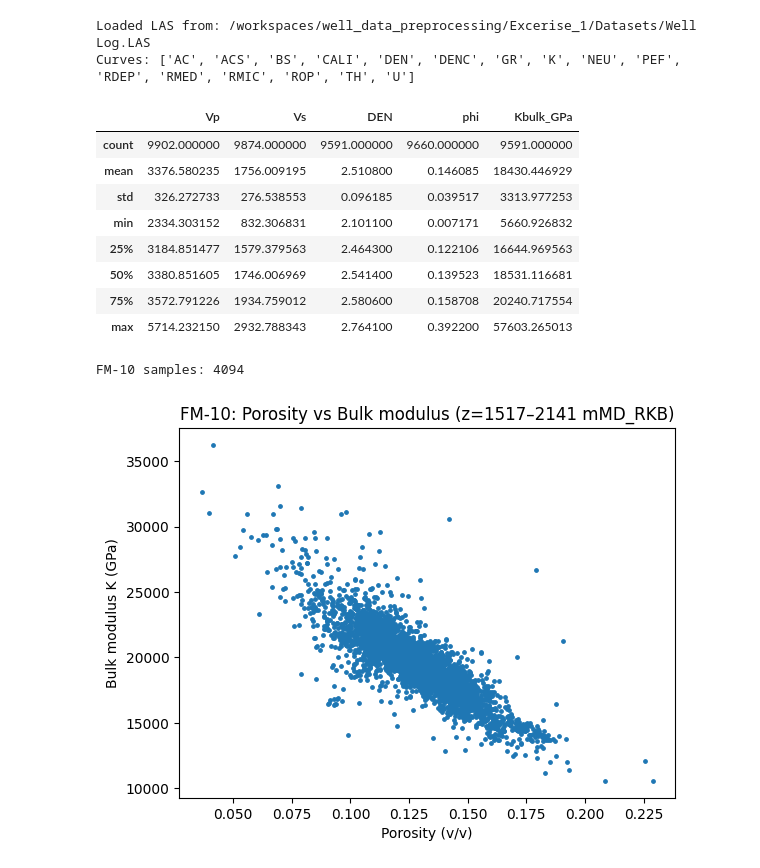
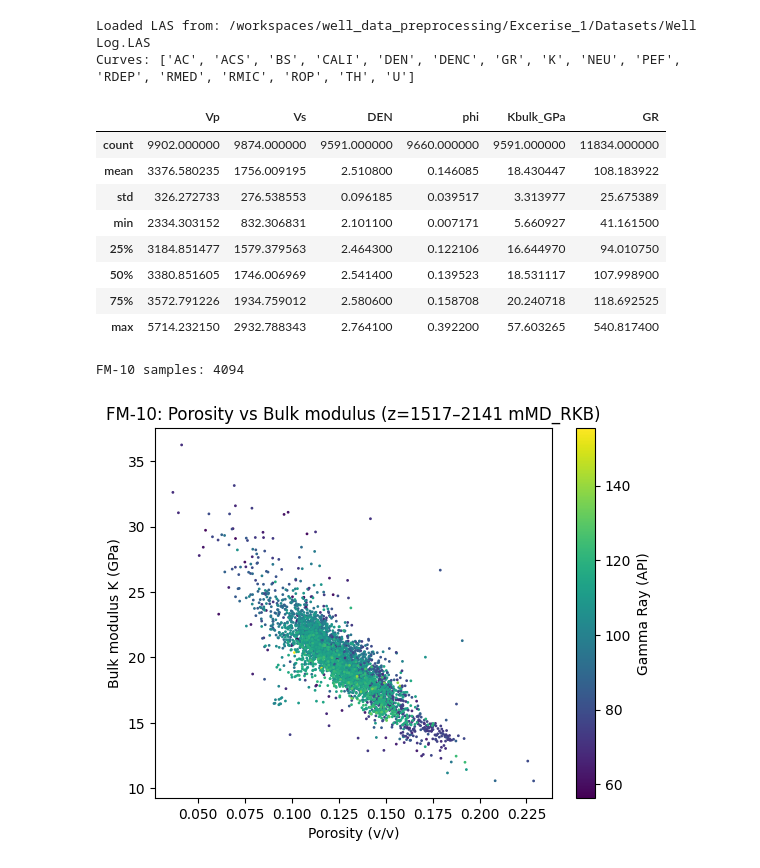
Before and after one commit to erikooooo/well_data_preprocessing, a Jupyter notebook: Excerise_1/Code/Rck_physics2.ipynb, the cells around one changed output. Drawn from its saved outputs; the diff is of its cells as text; code cells hidden in the pictures.

Commit message:
endret til GPa og lagt til colorbar for GR

```diff
--- a/Excerise_1/Code/Rck_physics2.ipynb
+++ b/Excerise_1/Code/Rck_physics2.ipynb
@@ -113,34 +114,35 @@ df_logs.loc[(df_logs["phi"] < 0) | (df_logs["phi"] > 0.60), "phi"] = np.nan
 
 # --- Bulk modulus K [GPa] using rho in g/cc and V in m/s ---
 # K[GPa] = 1e-3 * rho(g/cc) * (Vp^2 - 4/3 Vs^2)
-df_logs["Kbulk_GPa"] = 1e-3 * df_logs["DEN"] * (df_logs["Vp"]**2 - (4.0/3.0)*df_logs["Vs"]**2)
+df_logs["Kbulk_GPa"] = 1e-6 * df_logs["DEN"] * (df_logs["Vp"]**2 - (4.0/3.0)*df_logs["Vs"]**2)
 
 # Basic sanity stats
-display(df_logs[["Vp","Vs","DEN","phi","Kbulk_GPa"]].describe())
+display(df_logs[["Vp","Vs","DEN","phi","Kbulk_GPa", "GR"]].describe())
 # %% [output]
-|  | Vp | Vs | DEN | phi | Kbulk_GPa |
-| count | 9902.000000 | 9874.000000 | 9591.000000 | 9660.000000 | 9591.000000 |
-| mean | 3376.580235 | 1756.009195 | 2.510800 | 0.146085 | 18430.446929 |
-| std | 326.272733 | 276.538553 | 0.096185 | 0.039517 | 3313.977253 |
-| min | 2334.303152 | 832.306831 | 2.101100 | 0.007171 | 5660.926832 |
-| 25% | 3184.851477 | 1579.379563 | 2.464300 | 0.122106 | 16644.969563 |
-| 50% | 3380.851605 | 1746.006969 | 2.541400 | 0.139523 | 18531.116681 |
-| 75% | 3572.791226 | 1934.759012 | 2.580600 | 0.158708 | 20240.717554 |
-| max | 5714.232150 | 2932.788343 | 2.764100 | 0.392200 | 57603.265013 |
+|  | Vp | Vs | DEN | phi | Kbulk_GPa | GR |
+| count | 9902.000000 | 9874.000000 | 9591.000000 | 9660.000000 | 9591.000000 | 11834.000000 |
+| mean | 3376.580235 | 1756.009195 | 2.510800 | 0.146085 | 18.430447 | 108.183922 |
+| std | 326.272733 | 276.538553 | 0.096185 | 0.039517 | 3.313977 | 25.675389 |
+| min | 2334.303152 | 832.306831 | 2.101100 | 0.007171 | 5.660927 | 41.161500 |
+| 25% | 3184.851477 | 1579.379563 | 2.464300 | 0.122106 | 16.644970 | 94.010750 |
+| 50% | 3380.851605 | 1746.006969 | 2.541400 | 0.139523 | 18.531117 | 107.998900 |
+| 75% | 3572.791226 | 1934.759012 | 2.580600 | 0.158708 | 20.240718 | 118.692525 |
+| max | 5714.232150 | 2932.788343 | 2.764100 | 0.392200 | 57.603265 | 540.817400 |
 # %%
 fm10 = df_logs.loc[(df_logs.index >= z0) & (df_logs.index < z1)].copy()
-fm10 = fm10[np.isfinite(fm10["phi"]) & np.isfinite(fm10["Kbulk_GPa"])]
+fm10 = fm10[np.isfinite(fm10["phi"]) & np.isfinite(fm10["Kbulk_GPa"]) & np.isfinite(fm10["GR"])]
 print("FM-10 samples:", len(fm10))
 
 plt.figure()
-plt.scatter(fm10["phi"], fm10["Kbulk_GPa"], s=6)
+plt.scatter(fm10["phi"], fm10["Kbulk_GPa"], c=fm10["GR"], s=1)
 plt.xlabel("Porosity (v/v)")
 plt.ylabel("Bulk modulus K (GPa)")
 plt.title(f"FM-10: Porosity vs Bulk modulus (z={z0:.0f}–{z1:.0f} mMD_RKB)")
+plt.colorbar(label="Gamma Ray (API)")
 plt.show()
 # %% [output]
 FM-10 samples: 4094
-[figure, old version]
+[figure, new version]
 # %%
 # --- rockphypy HM + HS background model ---
 # Docs:
```
Also changed, not shown: parts of 4 cells of this notebook, 1 other file.
